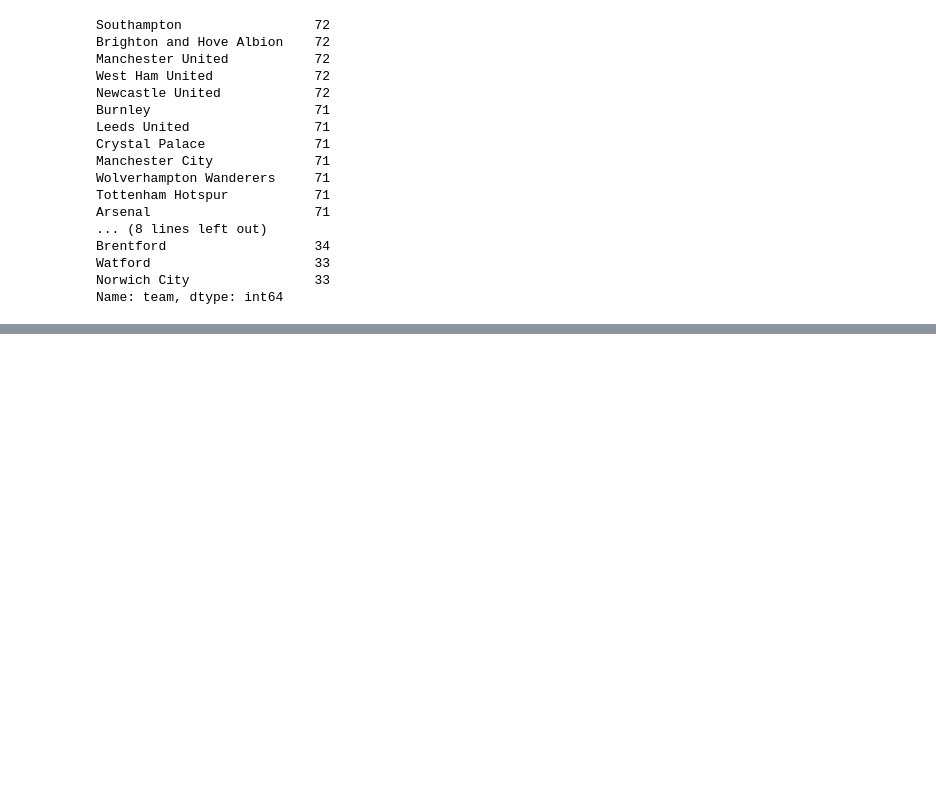
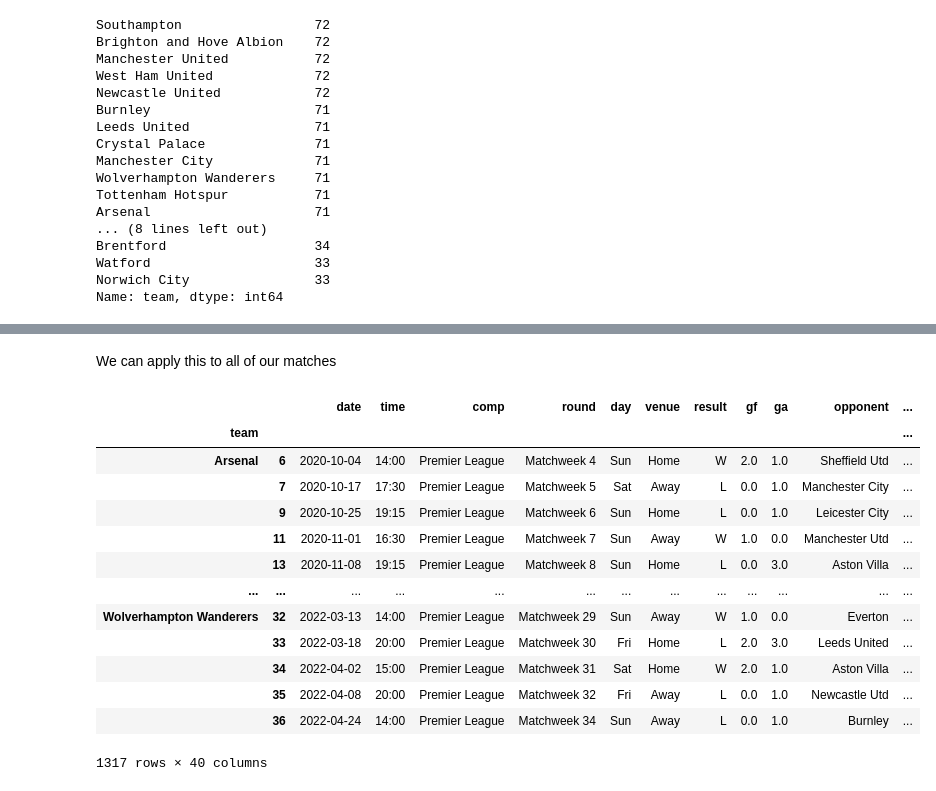
Before and after one commit to Kalani-Siriwardhana/Predict-Football-match-winners-with-Machine-Learning-and-Python, a Jupyter notebook: Match.ipynb, the cells around one changed output, grey strips where cells are left out. Saved outputs shown, nothing was run; the diff lists cells and outputs as text; code cells hidden in the pictures; blank space fills up the shorter version.

Commit message:
Commit till Rolling Average

```diff
--- a/Match.ipynb
+++ b/Match.ipynb
@@ -75,0 +454,25 @@ Name: team, dtype: int64
+# %%
+#create a function which named as 'rolling averages'
+
+
+
+def rolling_averages(group,cols,new_cols):
+    # sort the 'group' by date
+    # We want it to be sorted in ascending order of date
+    # We want to look at the last three matches a team played and what their performance was like
+
+    group = group.sort_values("date")
+
+    # create a variable calling 'rolling stat
+    # what we are gonna do is take a set of columns which will be in this column list
+    # compute the rolling averages for those columns
+    # closed ='left' parameter is very important
+    rolling_stats = group[cols].rolling(3,closed = 'left').mean()
+
+    # assign 'rolling_stats' values back to original dataframe
+    group[new_cols] = rolling_stats
+
+    # drop missing values
+    group = group.dropna(subset =new_cols)
+
+    return group
@@ -75,0 +489,8 @@ Name: team, dtype: int64
+# %%
+# create a list of columns that we want to compute rolling averages
+cols = ["gf","ga","sh","sot","dist","fk","pk","pkatt"]
+# %%
+# create new column list which is just going to be a format 'string'
+new_cols = [f"{c}_rolling" for c in cols]
+
+new_cols
@@ -75,0 +526,21 @@ Name: team, dtype: int64
+# %% [markdown]
+We can apply this to all of our matches
+# %%
+macth_rolling = match.groupby("team").apply(lambda x: rolling_averages(x,cols,new_cols))
+# %%
+macth_rolling
+# %% [output]
+|  |  | date | time | comp | round | day | venue | result | gf | ga | opponent | ... |
+| team |  |  |  |  |  |  |  |  |  |  |  | ... |
+| Arsenal | 6 | 2020-10-04 | 14:00 | Premier League | Matchweek 4 | Sun | Home | W | 2.0 | 1.0 | Sheffield Utd | ... |
+|  | 7 | 2020-10-17 | 17:30 | Premier League | Matchweek 5 | Sat | Away | L | 0.0 | 1.0 | Manchester City | ... |
+|  | 9 | 2020-10-25 | 19:15 | Premier League | Matchweek 6 | Sun | Home | L | 0.0 | 1.0 | Leicester City | ... |
+|  | 11 | 2020-11-01 | 16:30 | Premier League | Matchweek 7 | Sun | Away | W | 1.0 | 0.0 | Manchester Utd | ... |
+|  | 13 | 2020-11-08 | 19:15 | Premier League | Matchweek 8 | Sun | Home | L | 0.0 | 3.0 | Aston Villa | ... |
+| ... | ... | ... | ... | ... | ... | ... | ... | ... | ... | ... | ... | ... |
+| Wolverhampton Wanderers | 32 | 2022-03-13 | 14:00 | Premier League | Matchweek 29 | Sun | Away | W | 1.0 | 0.0 | Everton | ... |
+|  | 33 | 2022-03-18 | 20:00 | Premier League | Matchweek 30 | Fri | Home | L | 2.0 | 3.0 | Leeds United | ... |
+|  | 34 | 2022-04-02 | 15:00 | Premier League | Matchweek 31 | Sat | Home | W | 2.0 | 1.0 | Aston Villa | ... |
+|  | 35 | 2022-04-08 | 20:00 | Premier League | Matchweek 32 | Fri | Away | L | 0.0 | 1.0 | Newcastle Utd | ... |
+|  | 36 | 2022-04-24 | 14:00 | Premier League | Matchweek 34 | Sun | Away | L | 0.0 | 1.0 | Burnley | ... |
+1317 rows × 40 columns
```
Also changed, not shown: parts of 55 cells of this notebook.
